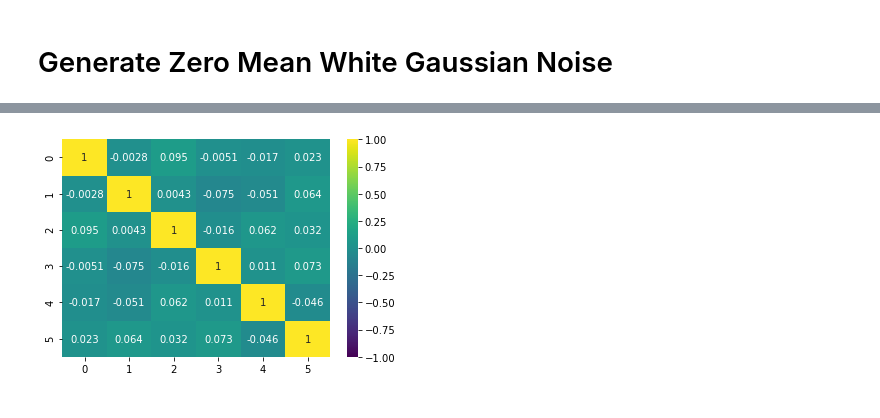
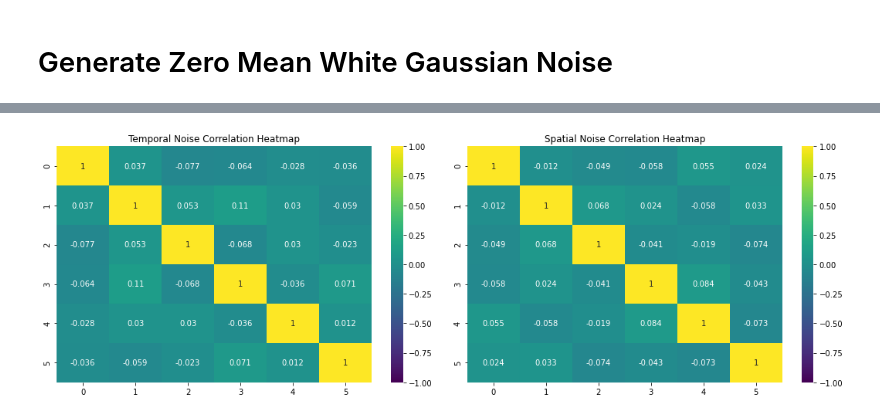
Before and after one commit to NoiRC256/mast30034_assignment_1, a Jupyter notebook: code/main.ipynb, the cells around one changed output, grey strips where cells are left out. Cells and saved outputs as stored; diff of their text form; code cells hidden in the pictures.

```diff
--- a/code/main.ipynb
+++ b/code/main.ipynb
@@ -201,10 +196,15 @@ noise = np.random.normal(0,0.25,100)
 # %%
 # Noise for TC: 240 rows * 6 columns;
-noise_t= [np.random.normal(0,0.25,6) for i in range(0,240)]
+# Variance: 0.25;
+
+noise_t = np.random.normal(0, np.sqrt(0.25), (240,6))
 noise_t = pd.DataFrame(noise_t)
 
+
 # Noise for SM: 6 rows * 441 columns;
-noise_s = [np.random.normal(0,0.015,441) for i in range(0,6)]
+# Variance: 0.015
+
+noise_s = np.random.normal(0, np.sqrt(0.015), (6, 441))
 noise_s = pd.DataFrame(noise_s)
 # %%
 noise_t_corr = noise_t.corr()
@@ -219,7 +212,17 @@ plt.show()
-# %%
-# Correlation heatmap for noise s;
-fig = sns.heatmap(noise_s_corr, annot=True,
-                  vmin=-1, vmax=1, center=0, cmap="viridis")
-plt.show()
-# %% [output]
-[figure, removed]
+# %%
+# Correlation heatmaps for temporal and spatial noise sources;
+
+fig, axes = plt.subplots(1, 2, figsize=(15,5))
+
+sns.heatmap(noise_t_corr, annot=True,
+                  vmin=-1, vmax=1, center=0, cmap="viridis", ax=axes[0])
+axes[0].set_title("Temporal Noise Correlation Heatmap")
+
+sns.heatmap(noise_s_corr, annot=True,
+                  vmin=-1, vmax=1, center=0, cmap="viridis", ax=axes[1])
+axes[1].set_title("Spatial Noise Correlation Heatmap")
+
+fig.tight_layout()
+plt.show()
+# %% [output]
+[figure, added]
```
Also changed, not shown: parts of 35 cells of this notebook.
